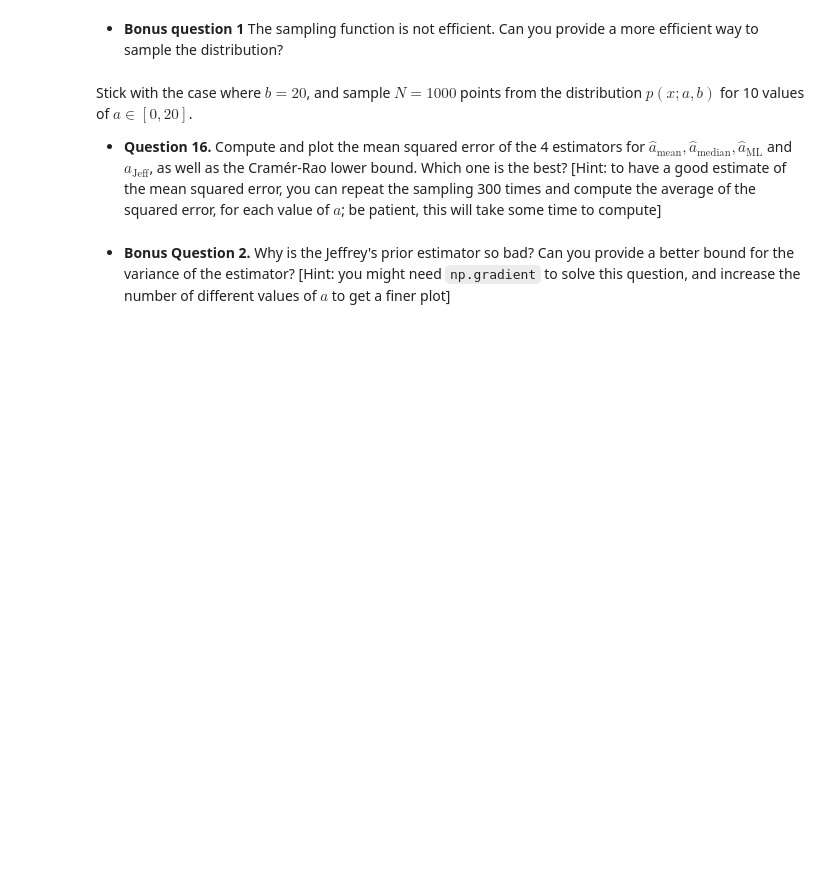
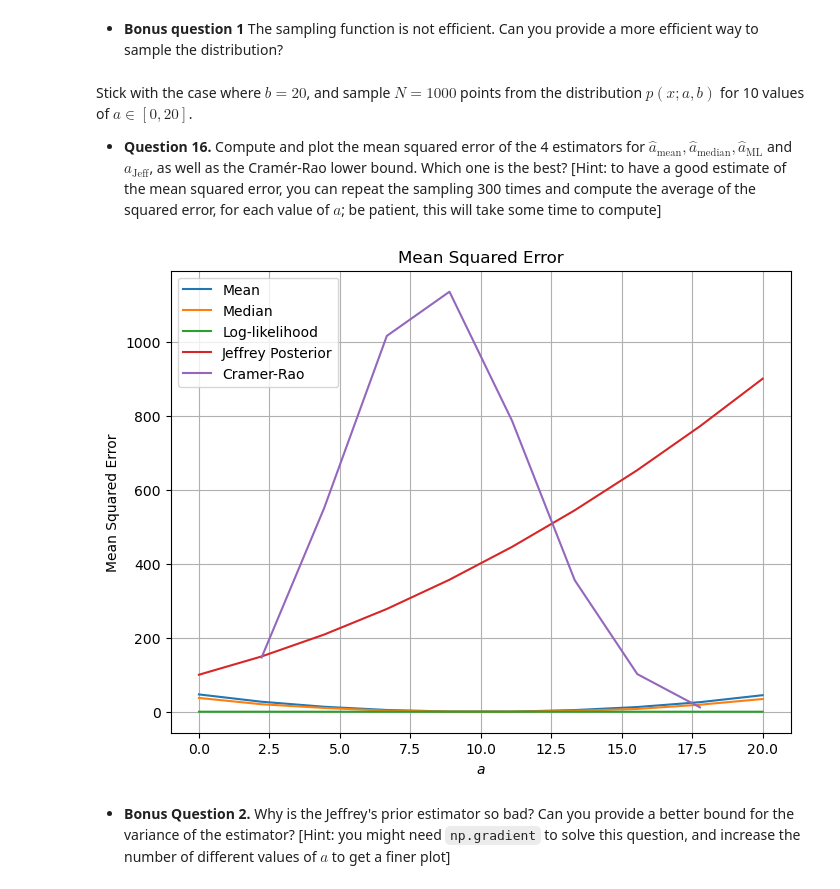
Before and after one commit to natasa-jovanovic/FundamentalLearningEPFL, a Jupyter notebook: Homework1/crack_the_code.ipynb, the cells around one changed output. Saved outputs shown, nothing was run; the diff lists cells and outputs as text; code cells hidden in the pictures; blank space fills up the shorter version.

```diff
--- a/Homework1/crack_the_code.ipynb
+++ b/Homework1/crack_the_code.ipynb
@@ -198,14 +269,0 @@ print('95% confidence interval for the log-likelihood estimator:', lower_log_lik
-# %%
-n_iterations = 1000
-a_values = np.zeros(n_iterations)
-
-log_likelihoods_all = np.zeros(n_iterations)
-
-for _ in range(n_iterations):
-    bootstrap_sample = np.random.choice(x_fixed_b, size=len(x_fixed_b), replace=True)
-    log_likelihoods_all[_] = log_likelihood(bootstrap_sample, a_hat)
-
-lower_bound = np.percentile(log_likelihoods_all, 2.5)
-upper_bound = np.percentile(log_likelihoods_all, 97.5)
-
-print(f"95% Confidence Interval: ({lower_bound}, {upper_bound})")
@@ -238,6 +336,54 @@ def sample(a: float, b: float, size: int=1) -> np.array:
 # %% [markdown]
 Stick with the case where $b=20$, and sample $N=1000$ points from the distribution $p(x;a,b)$ for 10 values of $a\in[0,20]$.
 - **Question 16.** Compute and plot the mean squared error of the 4 estimators for $\hat a_\text{mean}, \hat a_\text{median}, \hat a_\text{ML}$ and $\hat a_\text{Jeff}$, as well as the Cramér-Rao lower bound. Which one is the best? [Hint: to have a good estimate of the mean squared error, you can repeat the sampling 300 times and compute the average of the squared error, for each value of $a$; be patient, this will take some time to compute]
+# %%
+a_values = np.linspace(0, 20, 10)
+b = 20
+N = 1000
+
+samples = {a: sample(a, b, N) for a in a_values}
+
+def mean_squared_error(true_value, estimated_values):
+    return np.mean((estimated_values - true_value)**2)
+
+mean_values = {a: np.mean(samples[a]) for a in a_values}
+mean_squared_errors_mean = {a: mean_squared_error(a, mean_values[a]) for a in a_values}
+
+median_values = {a: np.median(samples[a]) for a in a_values}
+mean_squared_errors_median = {a: mean_squared_error(a, median_values[a]) for a in a_values}
+
+a_values_mle = np.linspace(-10, 30, 1000)
+mle_values = {a: a_values_mle[np.argmax([log_likelihood(samples[a], a_val) for a_val in a_values_mle])] for a in a_values}
+mean_squared_errors_mle = {a: mean_squared_error(a, mle_values[a]) for a in a_values}
+
+Jeff_values = {}
+Cramer_rao = {}
+
+for a in a_values:
+    Fisher = Fisher_information(a, b)
+    Jeffrey_prior = np.sqrt(Fisher)
+    Jeffrey_posterior = np.array([pdf(samples[a], a, 20).prod() for a in a_values]) * Jeffrey_prior
+    Jeff_values[a] = a_values_mle[np.argmax(Jeffrey_posterior)]
+    Cramer_rao[a] = 1 / Fisher if Fisher > 0 else np.inf
+mean_squared_errors_Jeff = {a: mean_squared_error(a, Jeff_values[a]) for a in a_values}
+
+
+plt.figure(figsize=(8, 6))
+plt.title('Mean Squared Error')
+plt.xlabel('$a$')
+plt.ylabel('Mean Squared Error')
+
+plt.plot(a_values, list(mean_squared_errors_mean.values()), label='Mean')
+plt.plot(a_values, list(mean_squared_errors_median.values()), label='Median')
+plt.plot(a_values, list(mean_squared_errors_mle.values()), label='Log-likelihood')
+plt.plot(a_values, list(mean_squared_errors_Jeff.values()), label='Jeffrey Posterior')
+plt.plot(a_values, list(Cramer_rao.values()), label='Cramer-Rao')
+
+plt.legend()
+plt.grid(True)
+plt.show()
+# %% [output]
+[figure, added]
 # %% [markdown]
 - **Bonus Question 2.** Why is the Jeffrey's prior estimator so bad? Can you provide a better bound for the variance of the estimator? [Hint: you might need `np.gradient` to solve this question, and increase the number of different values of $a$ to get a finer plot]
 # %% [markdown]
```
Also changed, not shown: parts of 17 cells of this notebook, 1 other file.
